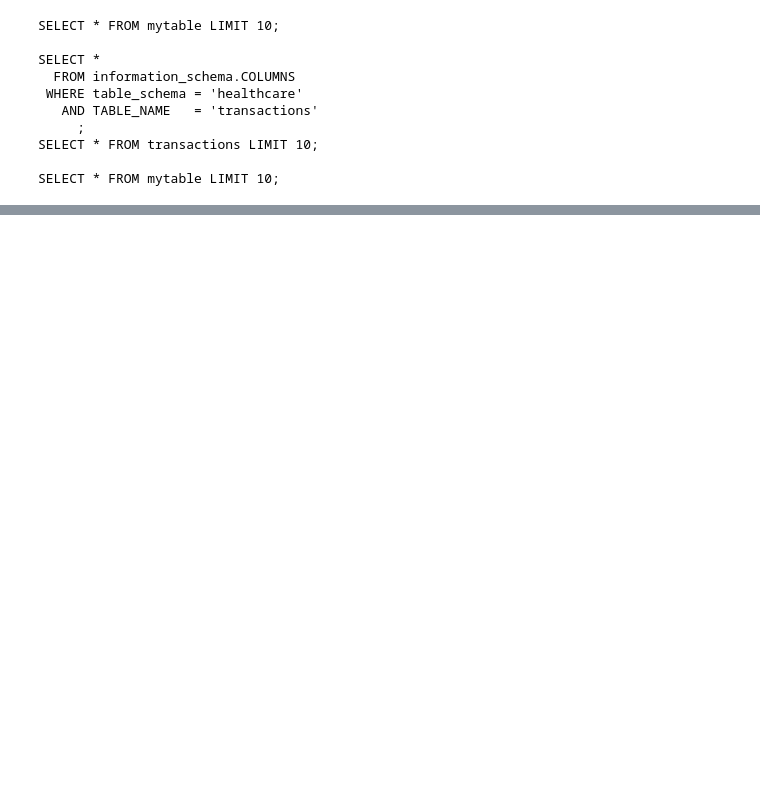
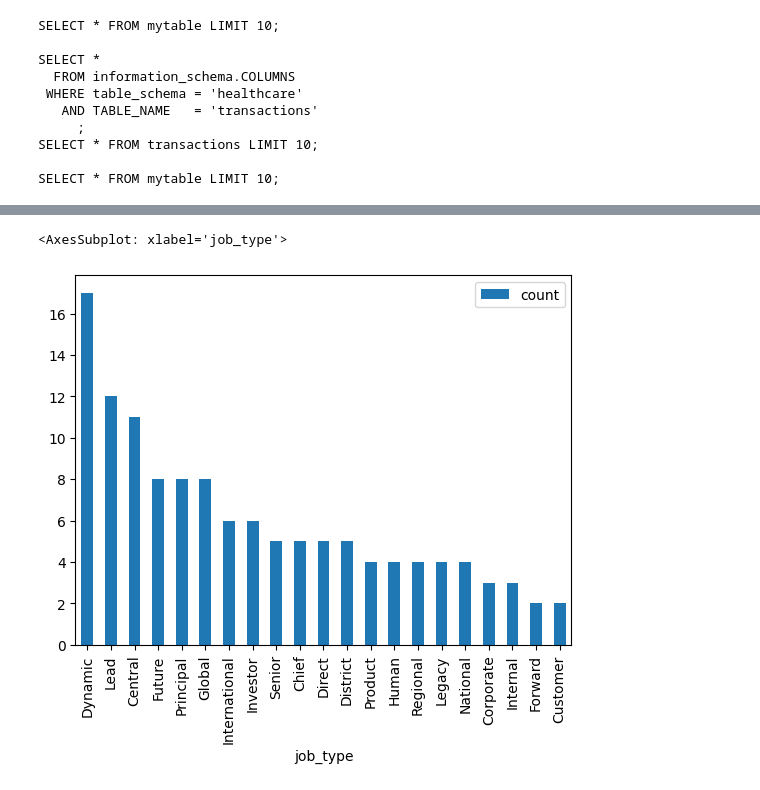
Before and after one commit to jadaliha/funsql, a Jupyter notebook: Example Notebook.ipynb, the cells around one changed output, grey strips where cells are left out. Cells and saved outputs as stored; diff of their text form; code cells hidden in the pictures; blank space fills up the shorter version.

```diff
--- a/Example Notebook.ipynb
+++ b/Example Notebook.ipynb
@@ -64,0 +138,7 @@ query.sample10('public.users')()
+# %%
+job_type_vz = q2.validatorZ('job_type', 'public.users')
+# %%
+job_type_vz().plot(x='job_type', y='count',kind = 'bar')
+# %% [output]
+<AxesSubplot: xlabel='job_type'>
+[figure, added]
```
Also changed, not shown: parts of 6 cells of this notebook, 2 other files.
